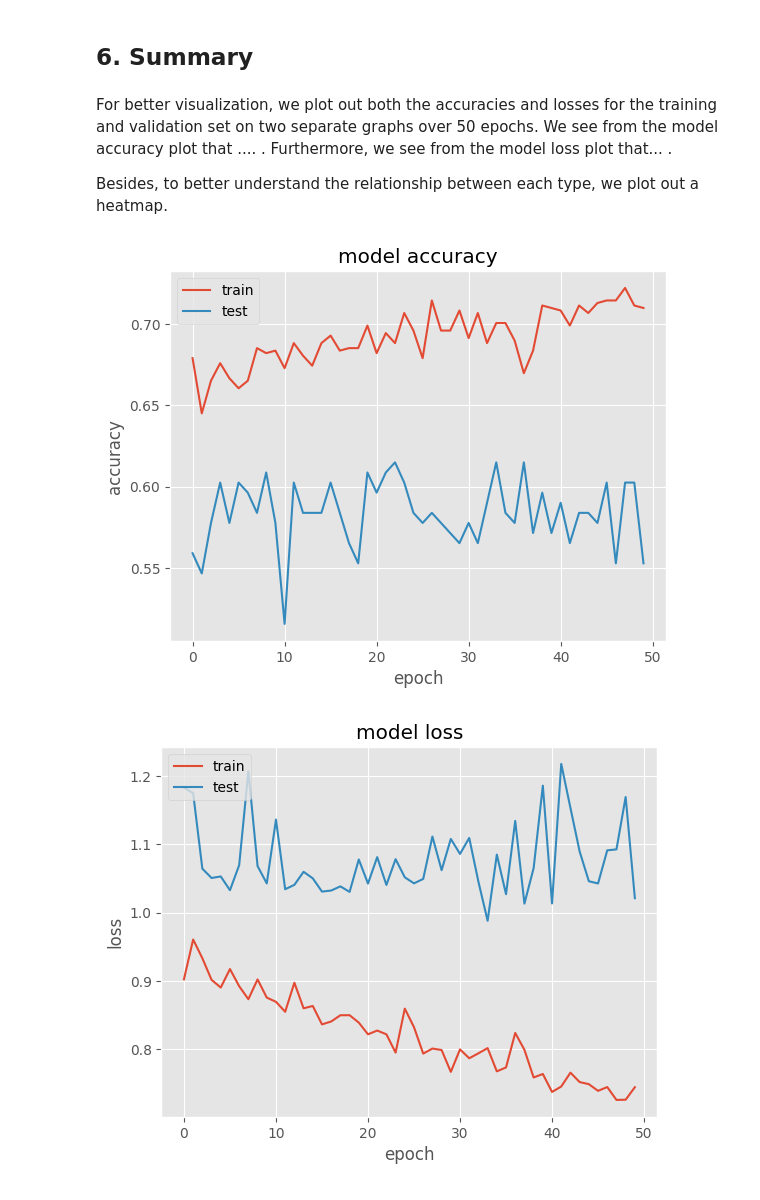
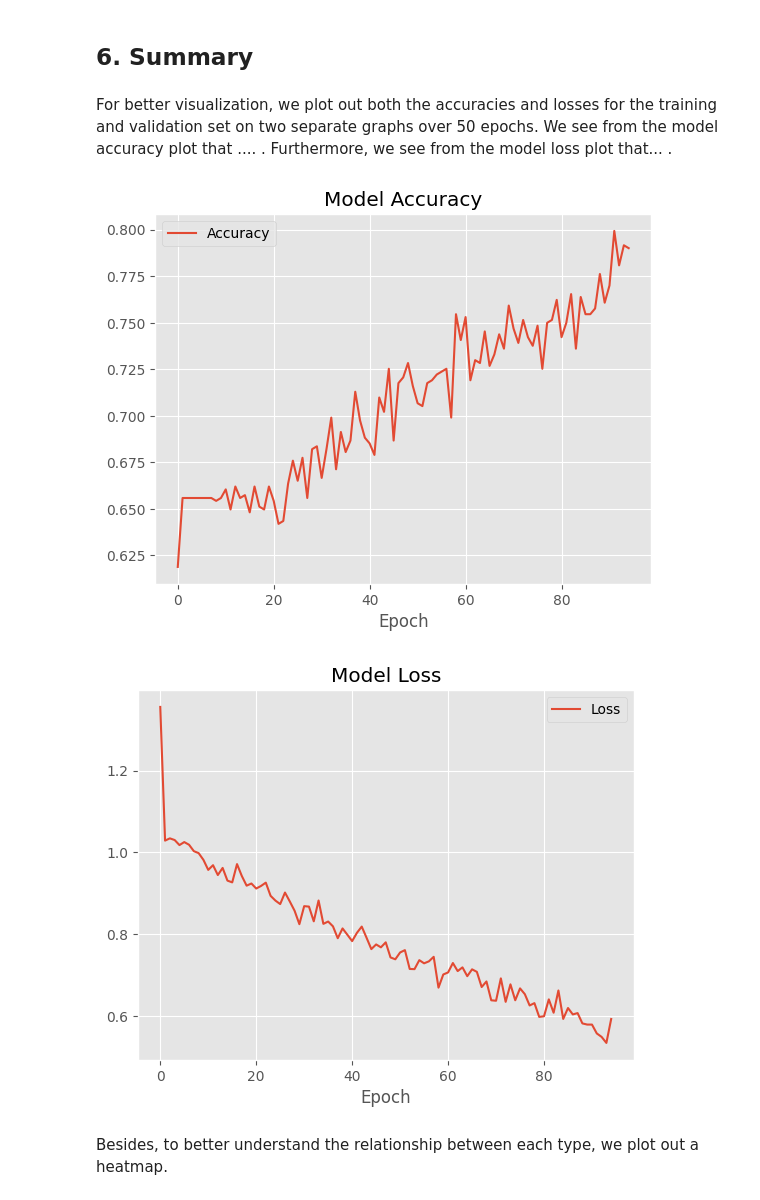
Before and after one commit to pstat197/final_group_assignment_group3, a Jupyter notebook: vignette.ipynb, the cells around one changed output. Drawn from its saved outputs; the diff is of its cells as text; code cells hidden in the pictures.

```diff
--- a/vignette.ipynb
+++ b/vignette.ipynb
@@ -284,7 +284,6 @@ We now fit the model to our training data over 50 epochs. Note that the progress
 # %%
-history = model.fit_generator(
+history = model.fit(
     train_generator,
-    epochs=50,
-    validation_data = validation_generator,
+    epochs=95
 )
 # %% [output]
@@ -310,29 +314,25 @@ Epoch 50/50
 ## 6. Summary
 # %% [markdown]
 For better visualization, we plot out both the accuracies and losses for the training and validation set on two separate graphs over 50 epochs. We see from the model accuracy plot that .... . Furthermore, we see from the model loss plot that... .
-
-Besides, to better understand the relationship between each type, we plot out a heatmap.
 # %%
 # summarize history for accuracy
 plt.plot(history.history['acc'])
-plt.plot(history.history['val_acc'])
-plt.title('model accuracy')
-plt.ylabel('accuracy')
-plt.xlabel('epoch')
-plt.legend(['train', 'test'], loc='upper left')
+plt.title('Model Accuracy')
+plt.xlabel('Epoch')
+plt.legend(['Accuracy'], loc='upper left')
 plt.show()
 
-# summarize history for loss
+# summarize history for accuracy
 plt.plot(history.history['loss'])
-plt.plot(history.history['val_loss'])
-plt.title('model loss')
-plt.ylabel('loss')
-plt.xlabel('epoch')
-plt.legend(['train', 'test'], loc='upper left')
+plt.title('Model Loss')
+plt.xlabel('Epoch')
+plt.legend(['Loss'], loc='upper right')
 plt.show()
 # %% [output]
-[figure, old version]
+[figure, new version]
-[figure, old version]
+[figure, new version]
+# %% [markdown]
+Besides, to better understand the relationship between each type, we plot out a heatmap.
 # %%
 from sklearn.metrics import classification_report, confusion_matrix
 
```
Also changed, not shown: parts of 6 cells of this notebook, 2 other files.
